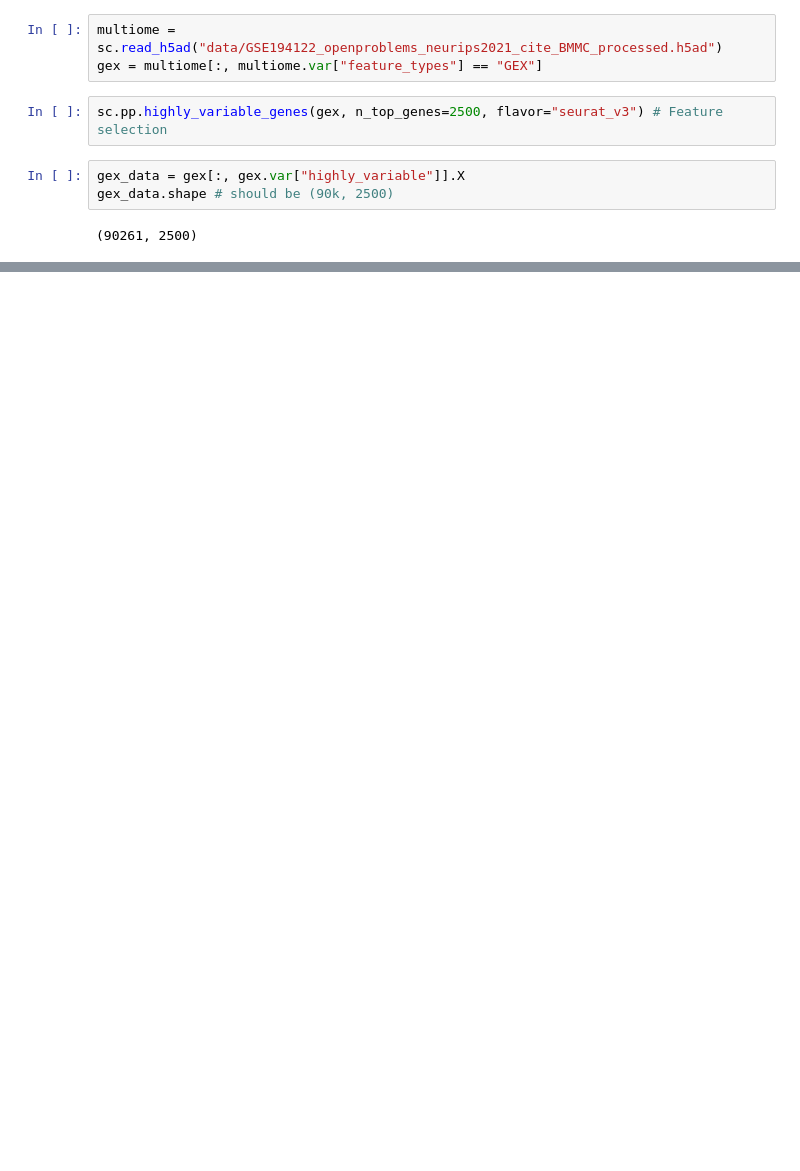
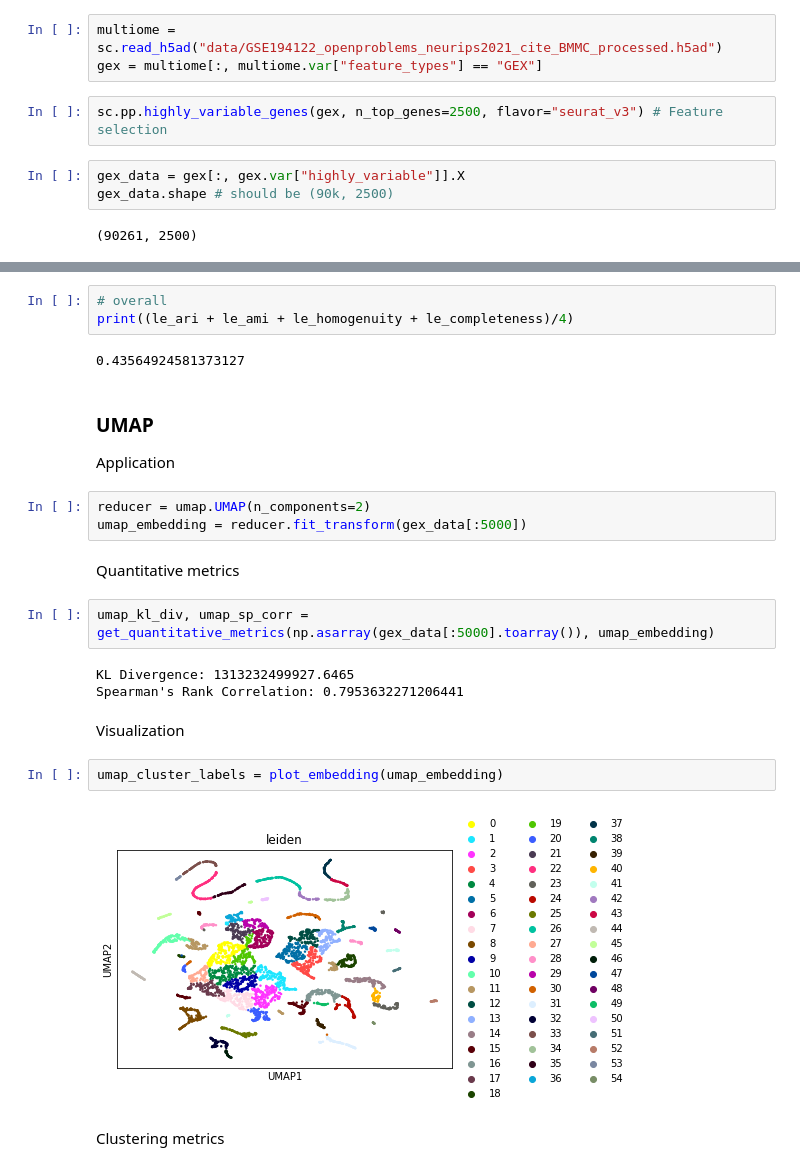
Before and after one commit to just1ce415/MMML_project, a Jupyter notebook: demo_notebook.ipynb, the cells around one changed output, grey strips where cells are left out. Saved outputs shown, nothing was run; the diff lists cells and outputs as text; blank space fills up the shorter version.

```diff
--- a/demo_notebook.ipynb
+++ b/demo_notebook.ipynb
@@ -86,0 +133,27 @@ Completeness: 0.24136953972126018
+# %%
+# overall
+print((le_ari + le_ami + le_homogenuity + le_completeness)/4)
+# %% [output]
+0.43564924581373127
+# %% [markdown]
+### UMAP
+
+Application
+# %%
+reducer = umap.UMAP(n_components=2)
+umap_embedding = reducer.fit_transform(gex_data[:5000])
+# %% [markdown]
+Quantitative metrics
+# %%
+umap_kl_div, umap_sp_corr = get_quantitative_metrics(np.asarray(gex_data[:5000].toarray()), umap_embedding)
+# %% [output]
+KL Divergence: 1313232499927.6465
+Spearman's Rank Correlation: 0.7953632271206441
+# %% [markdown]
+Visualization
+# %%
+umap_cluster_labels = plot_embedding(umap_embedding)
+# %% [output]
+[figure, added]
+# %% [markdown]
+Clustering metrics
```
Also changed, not shown: parts of 37 cells of this notebook.
